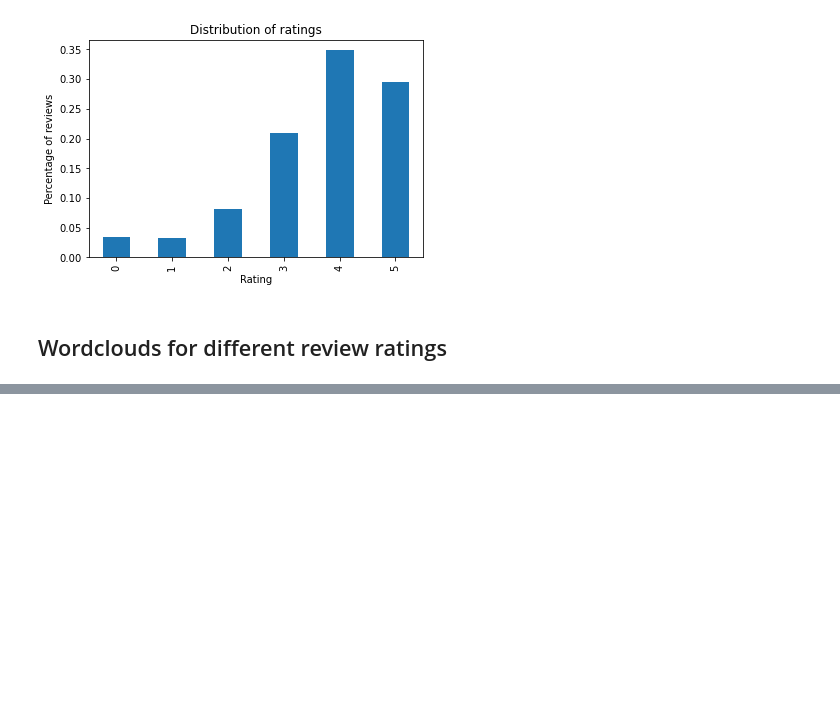
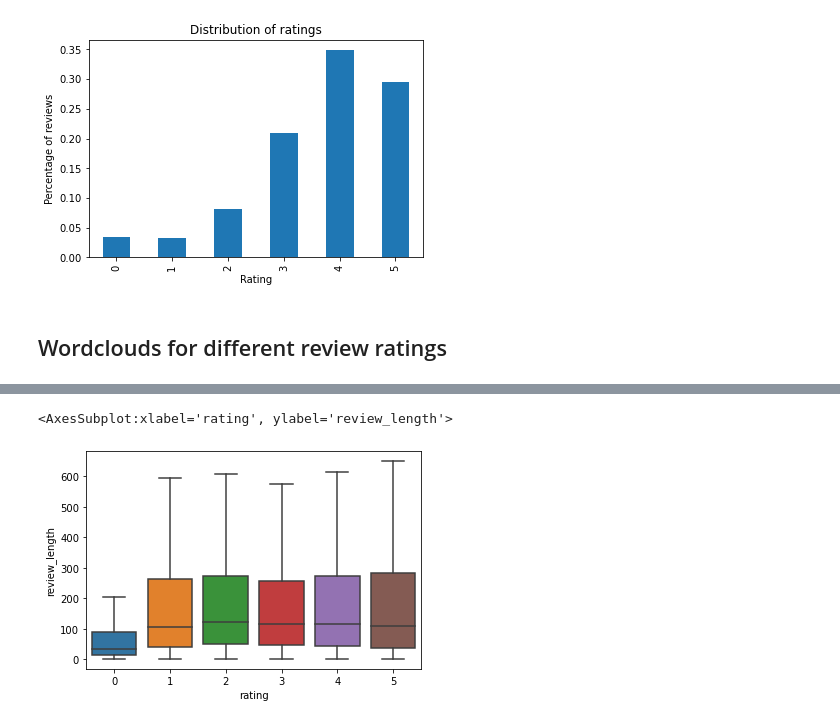
Before and after one commit to Ben-Gayther/predicting_goodreads_review_ratings, a Jupyter notebook: notebooks/EDA.ipynb, the cells around one changed output, grey strips where cells are left out. Cells and saved outputs as stored; diff of their text form; code cells hidden in the pictures; blank space fills up the shorter version.

```diff
--- a/notebooks/EDA.ipynb
+++ b/notebooks/EDA.ipynb
@@ -93,0 +108,5 @@ for i in range(6):
+# %%
+sns.boxplot(x='rating', y='review_length', data=df, showfliers=False)
+# %% [output]
+<AxesSubplot:xlabel='rating', ylabel='review_length'>
+[figure, added]
```
Also changed, not shown: parts of 6 cells of this notebook.
